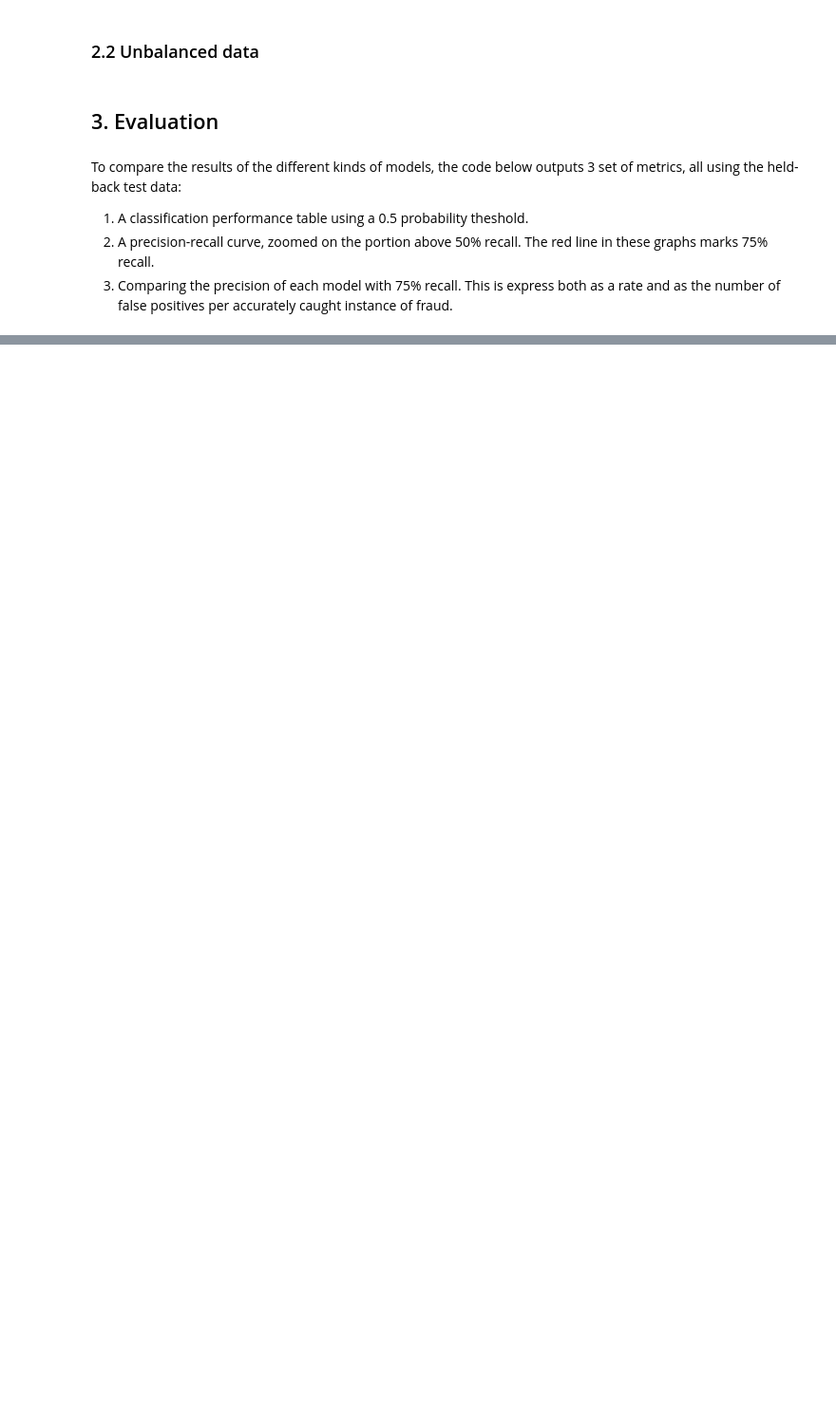
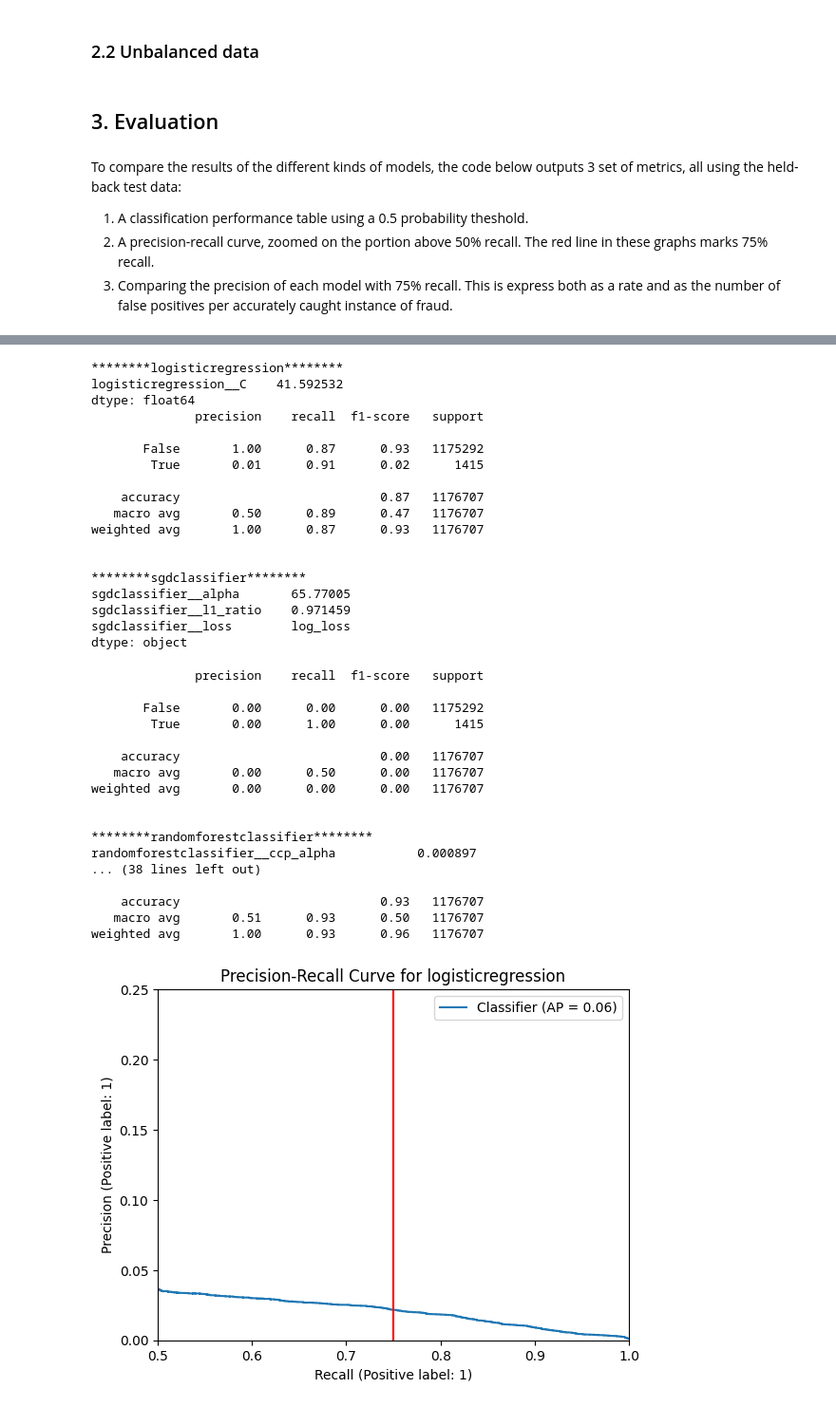
Before and after one commit to msc2106/CreditCardFraud, a Jupyter notebook: notebooks/modeling.ipynb, the cells around one changed output, grey strips where cells are left out. Shown at 95% size. Drawn from its saved outputs; the diff is of its cells as text; code cells hidden in the pictures; blank space fills up the shorter version.

```diff
--- a/notebooks/modeling.ipynb
+++ b/notebooks/modeling.ipynb
@@ -425,0 +537,46 @@ weighted avg       1.00      0.94      0.97   1176707
+# %%
+for name, results in bayes_opt_results.items():
+    if name=='naive': continue
+    print(f'********{name}********')
+    print(pd.Series(results['best_params']))
+    results['prec75'] = assess_model(results['best_estimator'], name, X_test, y_test)
+    names.append(name+'_BayesOpt')
+    prec75.append(results['prec75'])
+    print()
+# %% [output]
+********logisticregression********
+logisticregression__C    41.592532
+dtype: float64
+              precision    recall  f1-score   support
+
+       False       1.00      0.87      0.93   1175292
+        True       0.01      0.91      0.02      1415
+
+    accuracy                           0.87   1176707
+   macro avg       0.50      0.89      0.47   1176707
+weighted avg       1.00      0.87      0.93   1176707
+
+
+********sgdclassifier********
+sgdclassifier__alpha       65.77005
+sgdclassifier__l1_ratio    0.971459
+sgdclassifier__loss        log_loss
+dtype: object
+              precision    recall  f1-score   support
+
+       False       0.00      0.00      0.00   1175292
+        True       0.00      1.00      0.00      1415
+
+    accuracy                           0.00   1176707
+   macro avg       0.00      0.50      0.00   1176707
+weighted avg       0.00      0.00      0.00   1176707
+
+
+********randomforestclassifier********
+randomforestclassifier__ccp_alpha           0.000897
+... (38 lines left out)
+
+    accuracy                           0.93   1176707
+   macro avg       0.51      0.93      0.50   1176707
+weighted avg       1.00      0.93      0.96   1176707
+[figure, added]
```
Also changed, not shown: parts of 17 cells of this notebook, 4 other files.
